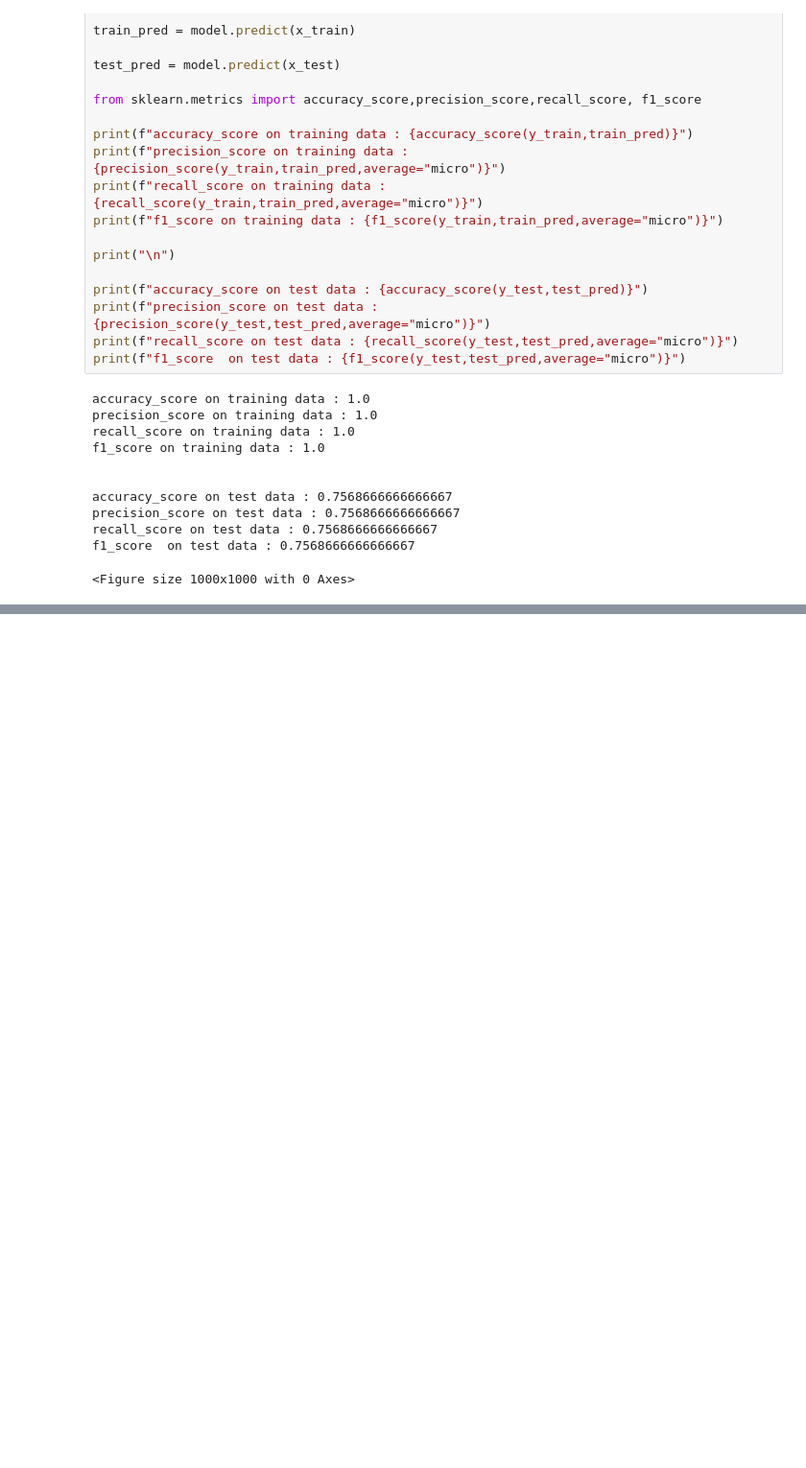
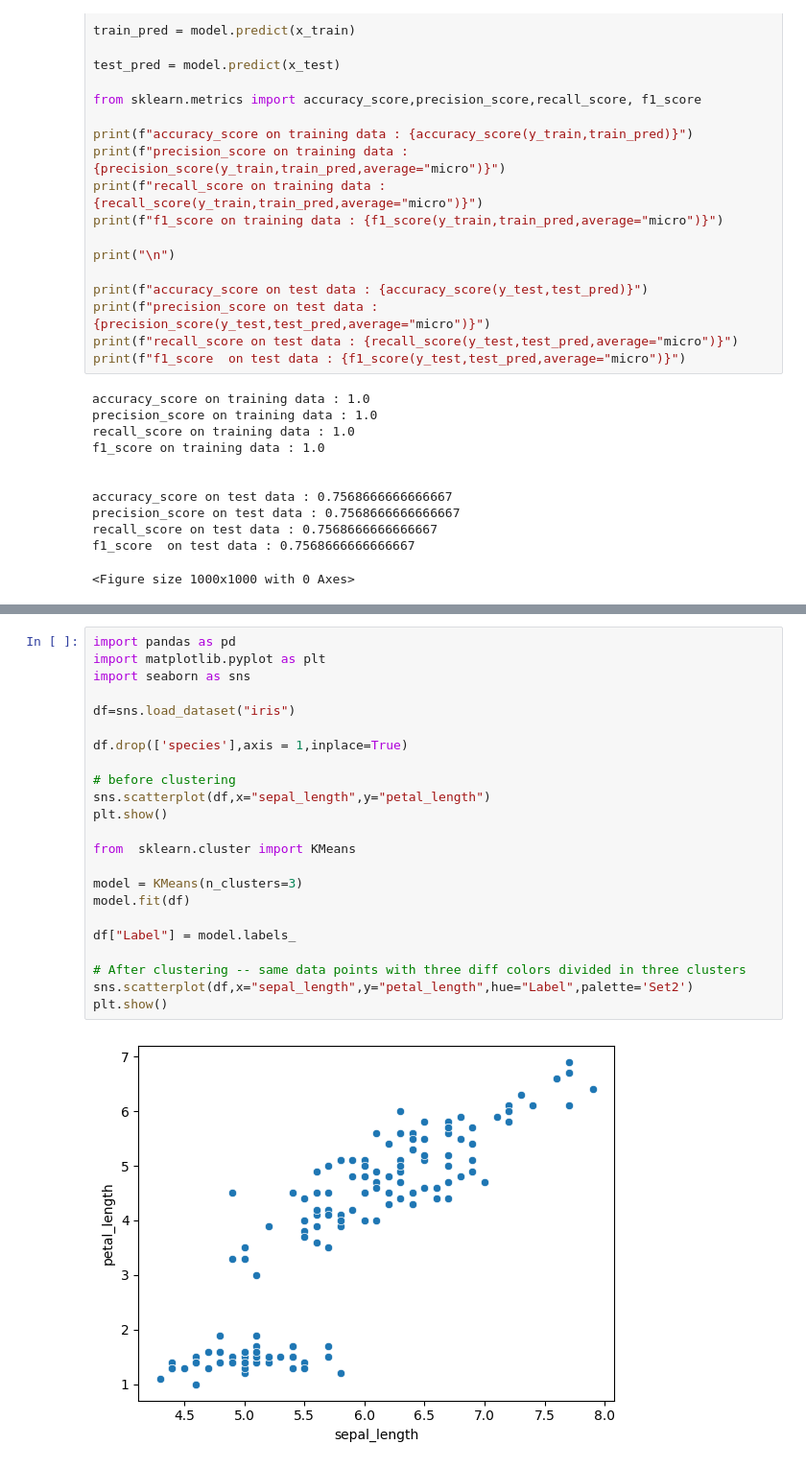
Before and after one commit to rupahli/AIML, a Jupyter notebook: Code/LinearRegression_18thJuly.ipynb, the cells around one changed output, grey strips where cells are left out. Shown at 96% size. Saved outputs shown, nothing was run; the diff lists cells and outputs as text; blank space fills up the shorter version.

```diff
--- a/Code/LinearRegression_18thJuly.ipynb
+++ b/Code/LinearRegression_18thJuly.ipynb
@@ -594,0 +915,25 @@ f1_score  on test data : 0.7568666666666667
+# %%
+import pandas as pd
+import matplotlib.pyplot as plt
+import seaborn as sns
+
+df=sns.load_dataset("iris")
+
+df.drop(['species'],axis = 1,inplace=True)
+
+# before clustering
+sns.scatterplot(df,x="sepal_length",y="petal_length")
+plt.show()
+
+from  sklearn.cluster import KMeans
+
+model = KMeans(n_clusters=3)
+model.fit(df)
+
+df["Label"] = model.labels_
+
+# After clustering -- same data points with three diff colors divided in three clusters
+sns.scatterplot(df,x="sepal_length",y="petal_length",hue="Label",palette='Set2')
+plt.show()
+# %% [output]
+[figure, added]
```
Also changed, not shown: parts of 15 cells of this notebook, 2 other files.
